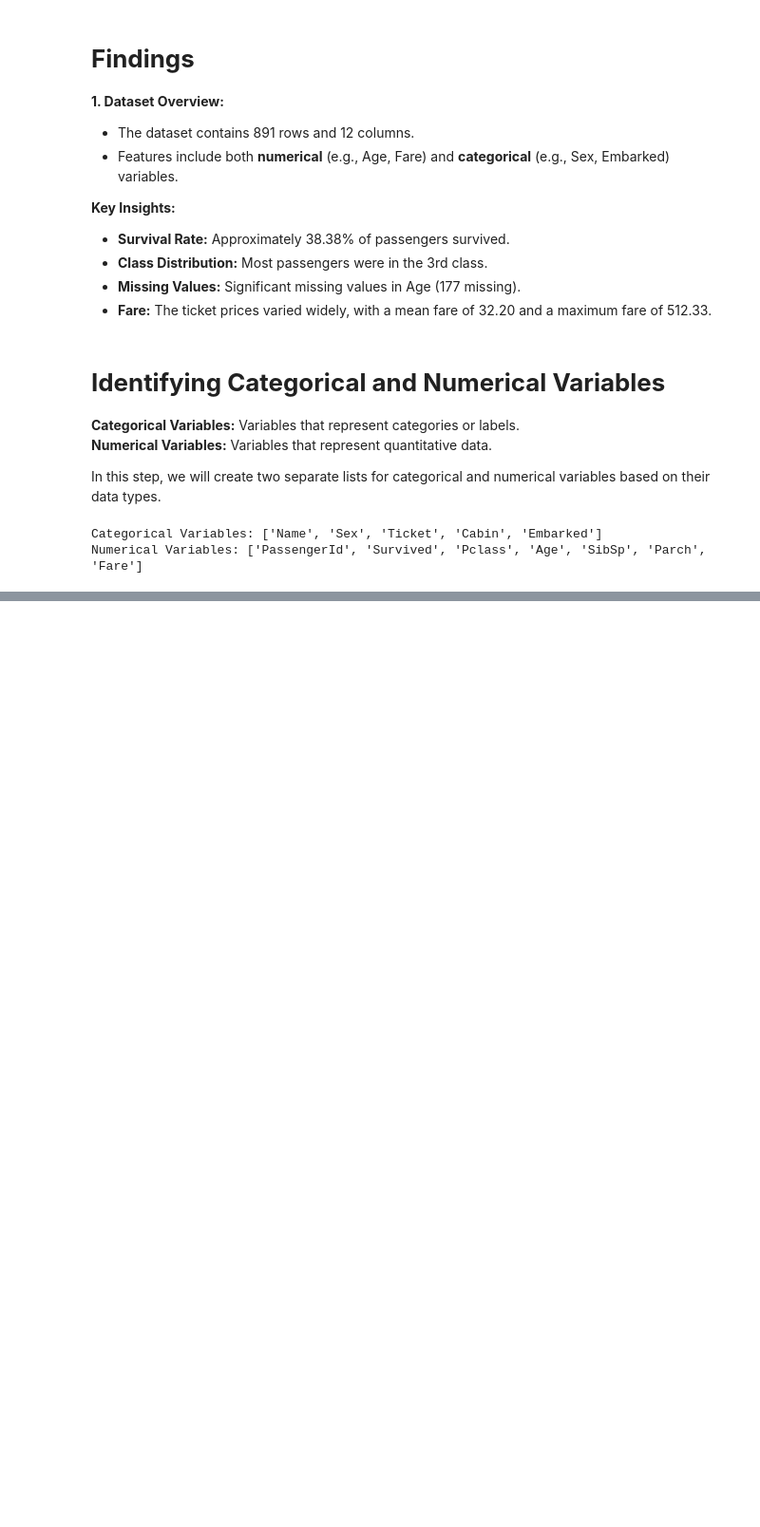
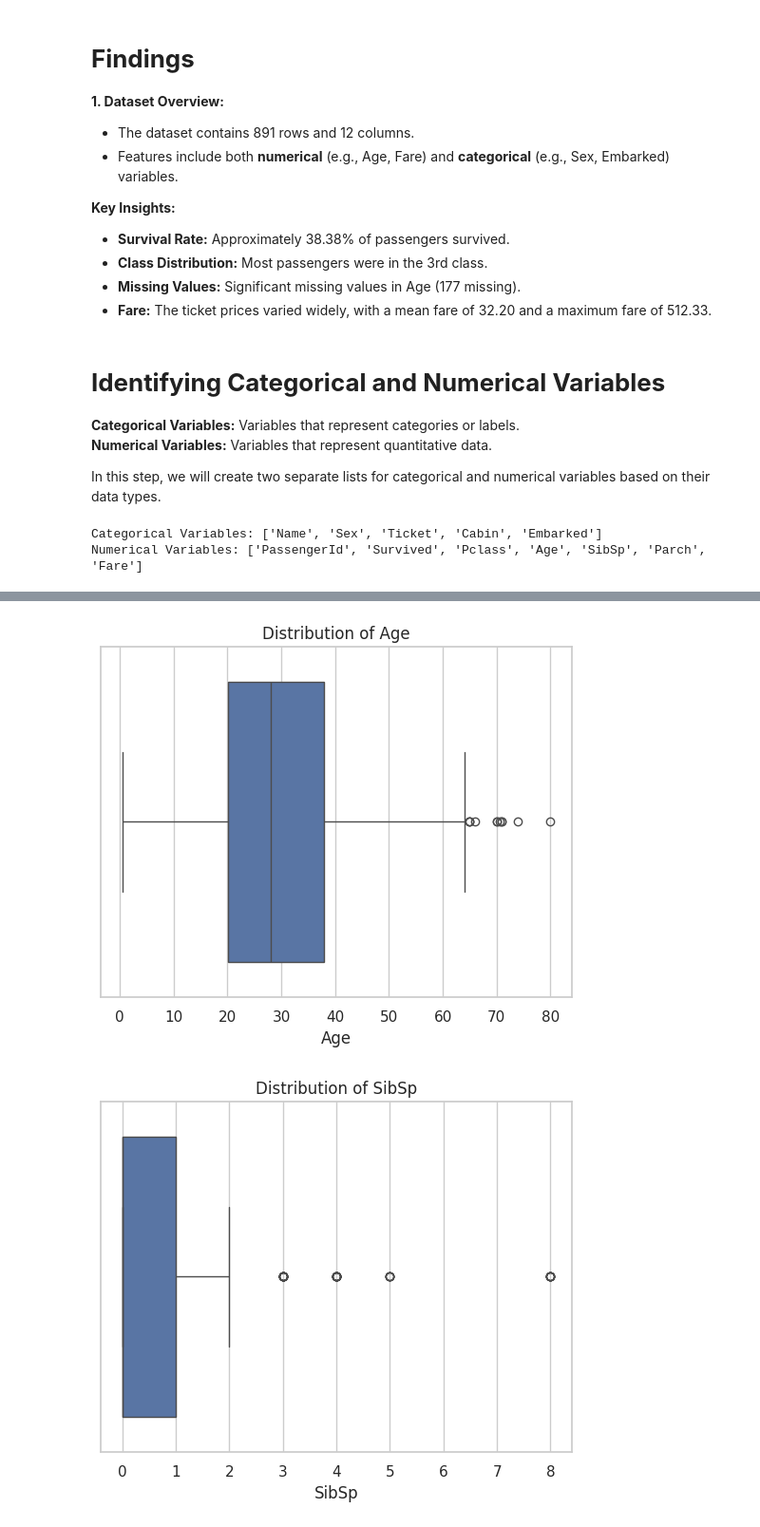
Before and after one commit to StacyChebet/Titanic-Machine-Learning-from-Disaster, a Jupyter notebook: Titanic_Machine_Learning_from_Disaster.ipynb, the cells around one changed output, grey strips where cells are left out. Shown at 95% size. Cells and saved outputs as stored; diff of their text form; code cells hidden in the pictures; blank space fills up the shorter version.

```diff
--- a/Titanic_Machine_Learning_from_Disaster.ipynb
+++ b/Titanic_Machine_Learning_from_Disaster.ipynb
@@ -139,0 +199,7 @@ distribution, identifying skewness, and detecting outliers.
+# %%
+#Dropping unnecessary columns
+columns_to_drop = ['PassengerId', 'Name', 'Ticket', 'Cabin']
+df.drop(columns=columns_to_drop, inplace=True)
+
+#Display the first few rows to confirm changes
+df.head()
@@ -139,0 +213,9 @@ distribution, identifying skewness, and detecting outliers.
+# %%
+# Box Plot
+for var in ['Age', 'SibSp', 'Fare']:
+  sns.boxplot(x=df[var].dropna())
+  plt.title(f'Distribution of {var}')
+  plt.show()
+# %% [output]
+[figure, added]
+[figure, added]
```
Also changed, not shown: parts of 11 cells of this notebook.
